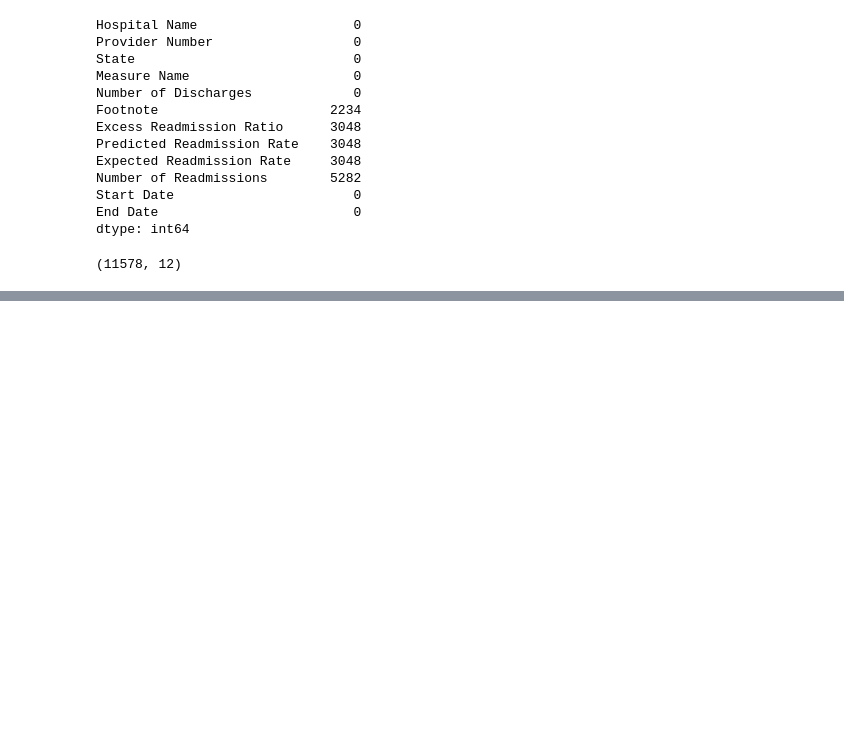
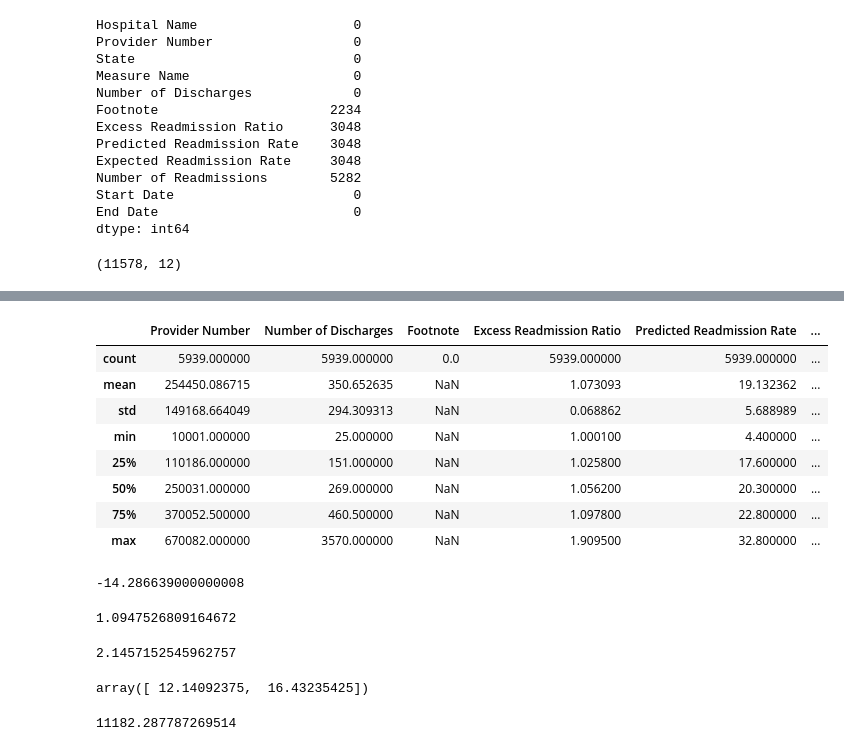
Before and after one commit to DrAugustine1981/Springboard, a Jupyter notebook: hospital_readmission_EDA.ipynb, the cells around one changed output, grey strips where cells are left out. Cells and saved outputs as stored; diff of their text form; code cells hidden in the pictures; blank space fills up the shorter version.

```diff
--- a/hospital_readmission_EDA.ipynb
+++ b/hospital_readmission_EDA.ipynb
@@ -270,0 +369,43 @@ new.corr()
+# %%
+hosp2.describe()
+# %% [output]
+|  | Provider Number | Number of Discharges | Footnote | Excess Readmission Ratio | Predicted Readmission Rate | ... |
+| count | 5939.000000 | 5939.000000 | 0.0 | 5939.000000 | 5939.000000 | ... |
+| mean | 254450.086715 | 350.652635 | NaN | 1.073093 | 19.132362 | ... |
+| std | 149168.664049 | 294.309313 | NaN | 0.068862 | 5.688989 | ... |
+| min | 10001.000000 | 25.000000 | NaN | 1.000100 | 4.400000 | ... |
+| 25% | 110186.000000 | 151.000000 | NaN | 1.025800 | 17.600000 | ... |
+| 50% | 250031.000000 | 269.000000 | NaN | 1.056200 | 20.300000 | ... |
+| 75% | 370052.500000 | 460.500000 | NaN | 1.097800 | 22.800000 | ... |
+| max | 670082.000000 | 3570.000000 | NaN | 1.909500 | 32.800000 | ... |
+# %%
+read_diff_mean=56.253688-70.540327
+read_diff_mean
+# %% [output]
+-14.286639000000008
+# %%
+read_diff_std=np.sqrt((51.592411**2/n1)+(65.372409**2)/n2)
+read_diff_std
+# %% [output]
+1.0947526809164672
+# %%
+##Using 0.05 significance level
+moe_read1=1.96*read_diff_std
+moe_read1
+# %% [output]
+2.1457152545962757
+# %%
+## confidence interval for difference in number of readmissions
+ci_read1 = abs(read_diff_mean) + np.array([-1, 1]) * moe_read1
+ci_read1
+# %% [output]
+array([ 12.14092375,  16.43235425])
+# %%
+## degrees of freedom
+R1=(51.592411**2)/n1
+R2=(65.372409**2)/n2
+
+DF2=((R1+R2)**2)/(((R1**2)/n1)+((R2**2)/n2))
+DF2
+# %% [output]
+11182.287787269514
```
Also changed, not shown: parts of 36 cells of this notebook.
